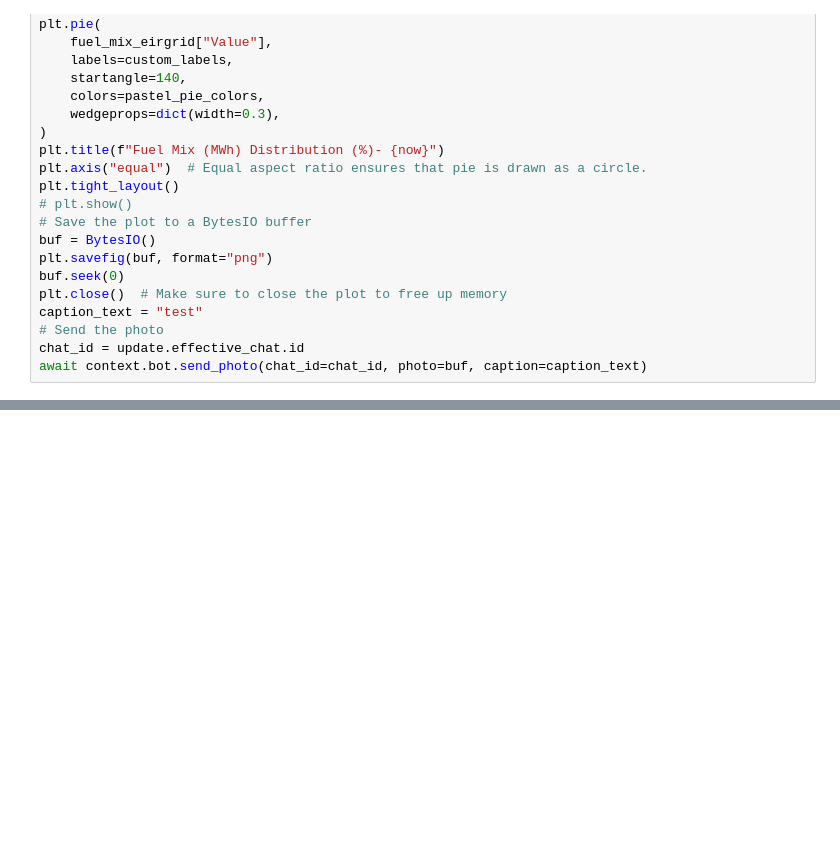
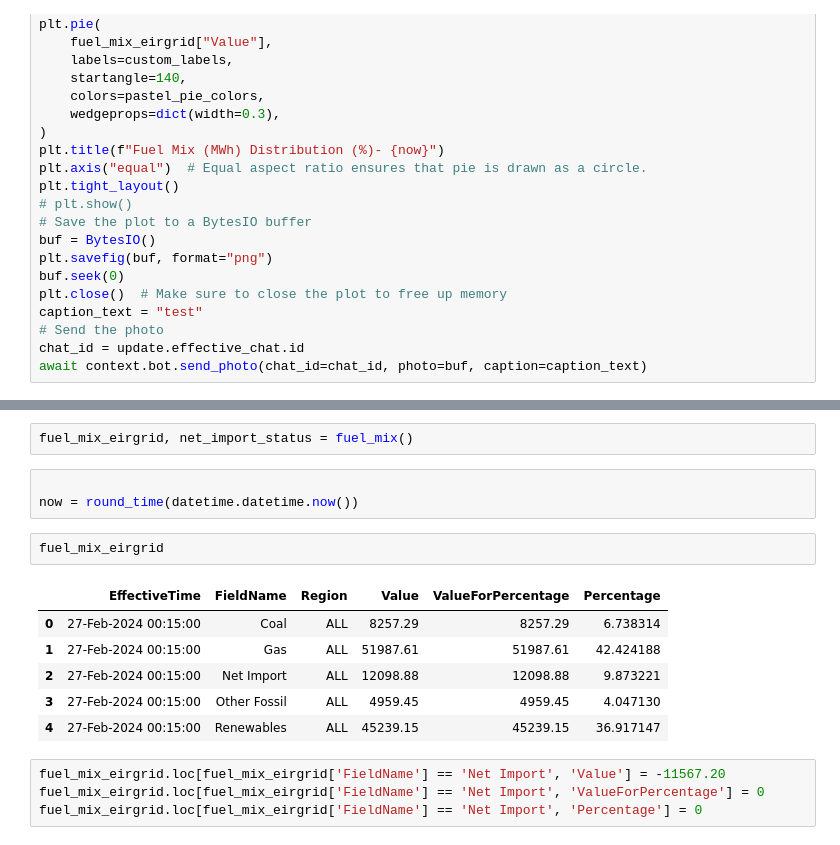
Before and after one commit to SaM-92/telegram-energy-api, a Jupyter notebook: eirgrid_api.ipynb, the cells around one changed output, grey strips where cells are left out. Drawn from its saved outputs; the diff is of its cells as text; blank space fills up the shorter version.

```diff
--- a/eirgrid_api.ipynb
+++ b/eirgrid_api.ipynb
@@ -563,0 +744,18 @@ await context.bot.send_photo(chat_id=chat_id, photo=buf, caption=caption_text)
+# %%
+fuel_mix_eirgrid, net_import_status = fuel_mix()
+# %%
+
+now = round_time(datetime.datetime.now())
+# %%
+fuel_mix_eirgrid
+# %% [output]
+|  | EffectiveTime | FieldName | Region | Value | ValueForPercentage | Percentage |
+| 0 | 27-Feb-2024 00:15:00 | Coal | ALL | 8257.29 | 8257.29 | 6.738314 |
+| 1 | 27-Feb-2024 00:15:00 | Gas | ALL | 51987.61 | 51987.61 | 42.424188 |
+| 2 | 27-Feb-2024 00:15:00 | Net Import | ALL | 12098.88 | 12098.88 | 9.873221 |
+| 3 | 27-Feb-2024 00:15:00 | Other Fossil | ALL | 4959.45 | 4959.45 | 4.047130 |
+| 4 | 27-Feb-2024 00:15:00 | Renewables | ALL | 45239.15 | 45239.15 | 36.917147 |
+# %%
+fuel_mix_eirgrid.loc[fuel_mix_eirgrid['FieldName'] == 'Net Import', 'Value'] = -11567.20
+fuel_mix_eirgrid.loc[fuel_mix_eirgrid['FieldName'] == 'Net Import', 'ValueForPercentage'] = 0
+fuel_mix_eirgrid.loc[fuel_mix_eirgrid['FieldName'] == 'Net Import', 'Percentage'] = 0
```
Also changed, not shown: parts of 39 cells of this notebook, 3 other files.
